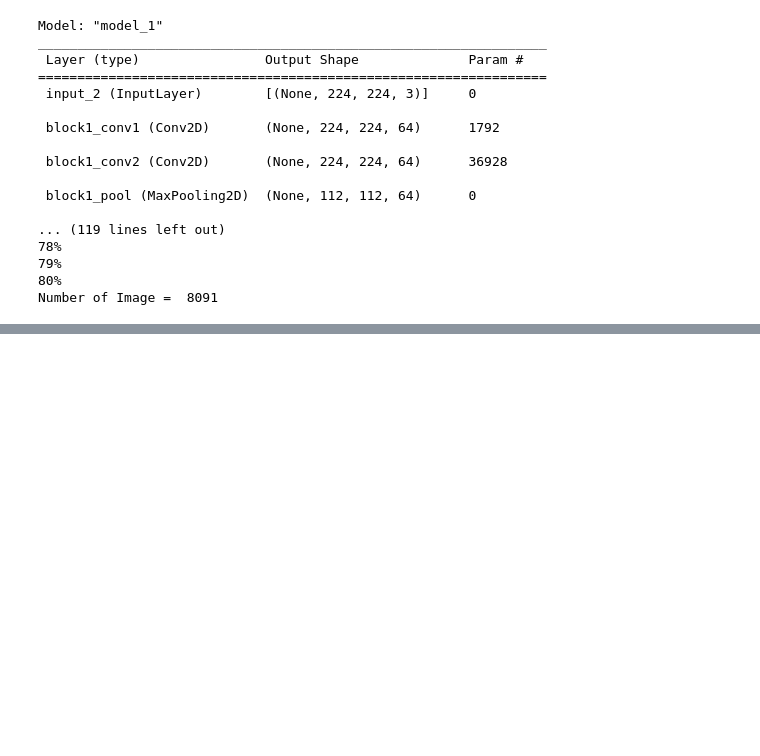
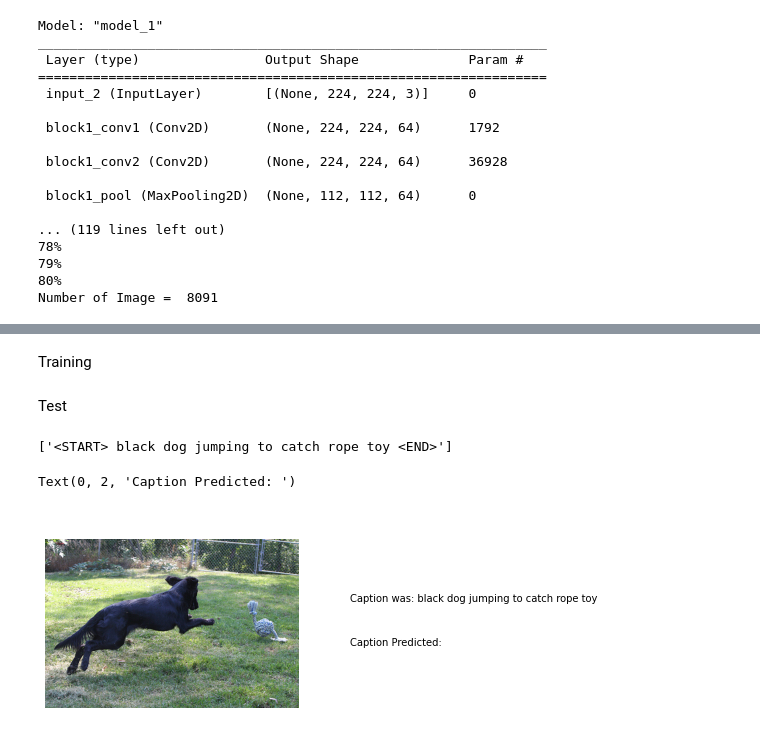
Before and after one commit to asadian98/Deep-Learning-Course-EE25647, a Jupyter notebook: HW3/HW3_Q3.ipynb, the cells around one changed output, grey strips where cells are left out. Saved outputs shown, nothing was run; the diff lists cells and outputs as text; code cells hidden in the pictures; blank space fills up the shorter version.

Commit message:
Waiting for training

```diff
--- a/HW3/HW3_Q3.ipynb
+++ b/HW3/HW3_Q3.ipynb
@@ -270,0 +397,8 @@ Number of Image =  8091
+# %%
+embedding_matrix = np.zeros((vocab_size, 300))
+for word, i in word2idx.items():
+    embedding_vector = embeddings_index.get(word)
+    if embedding_vector is not None:
+        embedding_matrix[i] = embedding_vector
+
+print(embedding_matrix.shape)
@@ -270,0 +446,2 @@ Number of Image =  8091
+# %% [markdown]
+Training
@@ -270,0 +489,46 @@ Number of Image =  8091
+# %% [markdown]
+Test
+# %%
+def test_model(Image, model, max_length, word2idx, idx2word):
+    caption = ['<START>']
+    for s in range(max_length):
+        seq = [word2idx[i] for i in caption]
+        seq = pad_sequences([seq], maxlen=max_length)[0]
+        in_put = [np.array([Image]), np.array([seq])]
+        word = model.predict(in_put, verbose=0)
+        word = np.argmax(word)
+        word = idx2word[word]
+        if word is None:
+            break
+        caption.append(word)
+        if word == '<END>':
+            break
+    return caption
+# %%
+from keras.models import load_model
+
+loaded_model = load_model('model-ep002-loss3.245-val_loss3.612.h5')
+photo = extract_features('example.jpg')
+caption = test_model(Image = ,
+                     model = loaded_model,
+                     max_length = maxCapSize,
+                     word2idx = word2idx,
+                     idx2word = idx2word)
+# %%
+# '1107246521_d16a476380': ['<START> black dog jumping to catch rope toy <END>'],
+test_captions['1107246521_d16a476380']
+# %% [output]
+['<START> black dog jumping to catch rope toy <END>']
+# %%
+f, axes = plt.subplots(1, 2)
+plt.axis('off')
+f.set_figwidth(10)
+image_num = 20
+axes[0].imshow(io.imread('Images/' + '1107246521_d16a476380' + '.jpg'))
+axes[0].axis('off')
+axes[1].set_ylim(0,5)
+axes[1].text(0,3,'Caption was: ' + ''.join(test_captions['1107246521_d16a476380'][0][8:-5]))
+axes[1].text(0,2,'Caption Predicted: ' + ''.join(caption[0][8:-5]))
+# %% [output]
+Text(0, 2, 'Caption Predicted: ')
+[figure, added]
```
Also changed, not shown: parts of 16 cells of this notebook.
